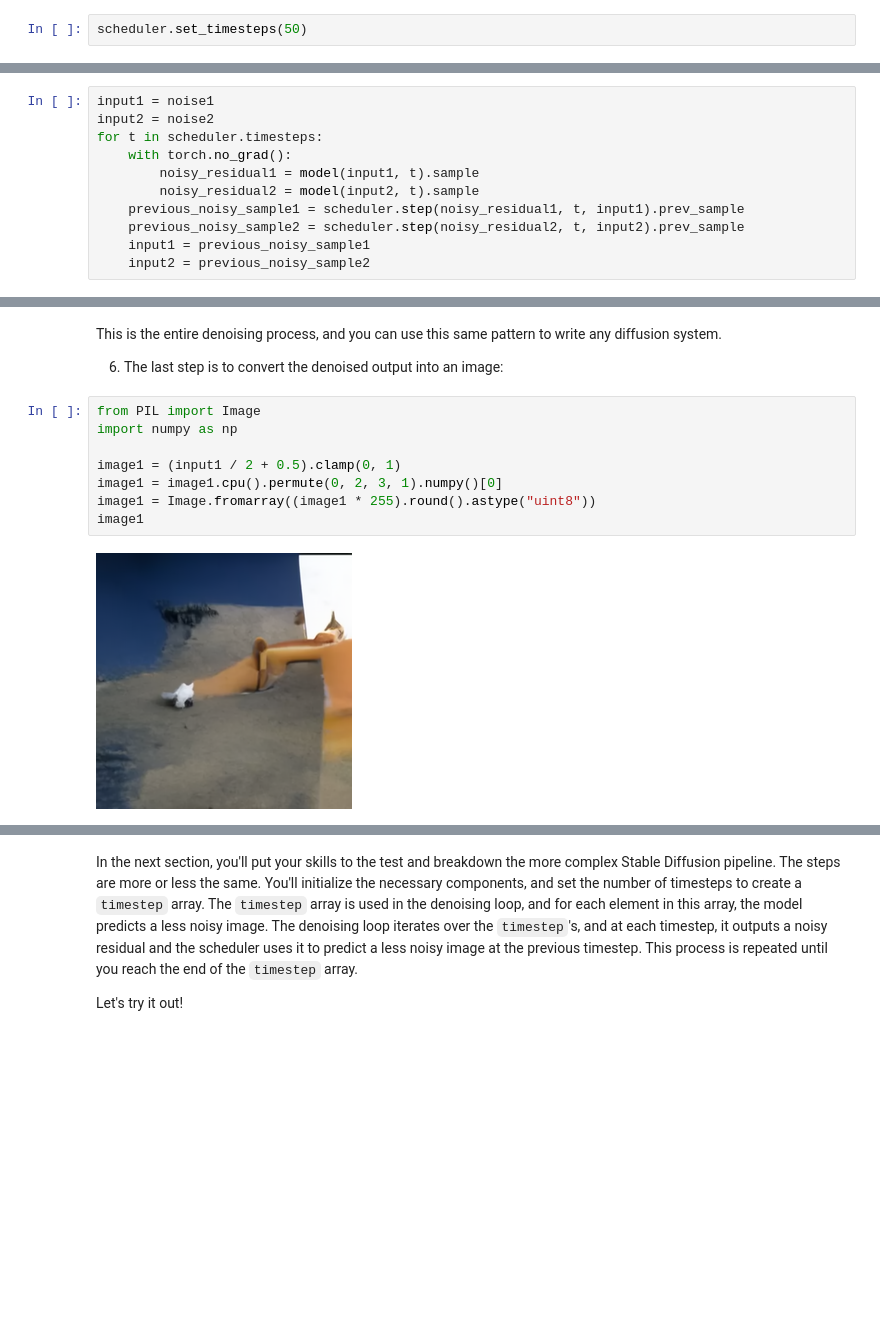
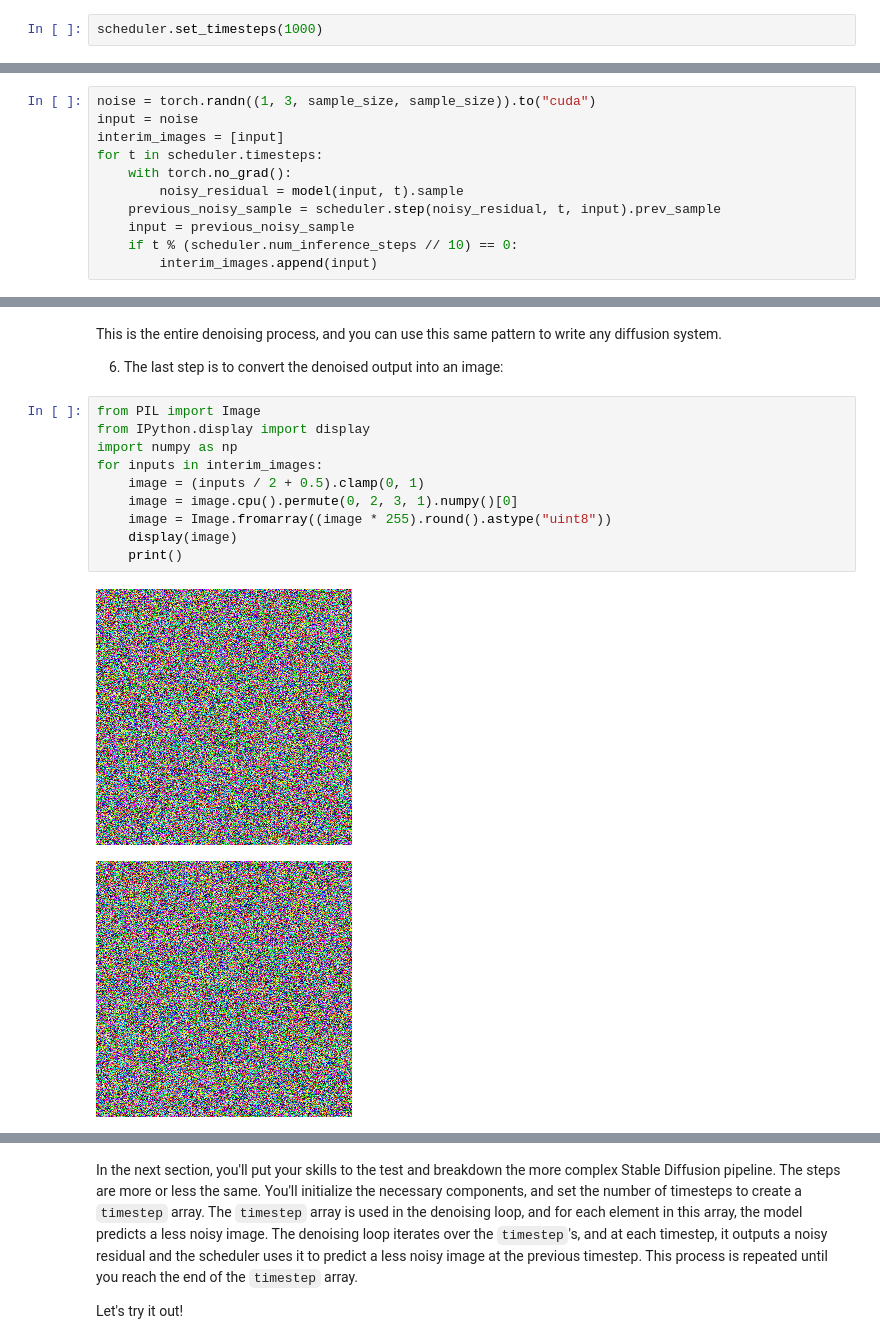
Before and after one commit to KharitonovDenis/kursach, a Jupyter notebook: diffusers_doc/en/pytorch/write_own_pipeline.ipynb, the cells around one changed output, grey strips where cells are left out. Drawn from its saved outputs; the diff is of its cells as text; blank space fills up the shorter version.

```diff
--- a/diffusers_doc/en/pytorch/write_own_pipeline.ipynb
+++ b/diffusers_doc/en/pytorch/write_own_pipeline.ipynb
@@ -65,7 +43,7 @@ DDPMScheduler {
 # %% [markdown]
 2. Set the number of timesteps to run the denoising process for:
 # %%
-scheduler.set_timesteps(50)
+scheduler.set_timesteps(1000)
 # %% [markdown]
 3. Setting the scheduler timesteps creates a tensor with evenly spaced elements in it, 50 in this example. Each element corresponds to a timestep at which the model denoises an image. When you create the denoising loop later, you'll iterate over this tensor to denoise an image:
 # %%
@@ -87,13 +98,13 @@ noise2 = rho * noise1 + np.sqrt(1 - rho**2) * torch.randn((1, 3, sample_size, sa
 # %% [markdown]
 5. Now write a loop to iterate over the timesteps. At each timestep, the model does a [UNet2DModel.forward()](https://huggingface.co/docs/diffusers/main/en/api/models/unet2d#diffusers.UNet2DModel.forward) pass and returns the noisy residual. The scheduler's [step()](https://huggingface.co/docs/diffusers/main/en/api/schedulers/ddpm#diffusers.DDPMScheduler.step) method takes the noisy residual, timestep, and input and it predicts the image at the previous timestep. This output becomes the next input to the model in the denoising loop, and it'll repeat until it reaches the end of the `timesteps` array.
-# %%
-input1 = noise1
-input2 = noise2
-for t in scheduler.timesteps:
-    with torch.no_grad():
-        noisy_residual1 = model(input1, t).sample
-        noisy_residual2 = model(input2, t).sample
-    previous_noisy_sample1 = scheduler.step(noisy_residual1, t, input1).prev_sample
-    previous_noisy_sample2 = scheduler.step(noisy_residual2, t, input2).prev_sample
-    input1 = previous_noisy_sample1
-    input2 = previous_noisy_sample2
+# %%
+noise = torch.randn((1, 3, sample_size, sample_size)).to("cuda")
+input = noise
+interim_images = [input]
+for t in scheduler.timesteps:
+    with torch.no_grad():
+        noisy_residual = model(input, t).sample
+    previous_noisy_sample = scheduler.step(noisy_residual, t, input).prev_sample
+    input = previous_noisy_sample
+    if t % (scheduler.num_inference_steps // 10) == 0:
+        interim_images.append(input)
@@ -103,11 +117,14 @@ This is the entire denoising process, and you can use this same pattern to write
 6. The last step is to convert the denoised output into an image:
 # %%
 from PIL import Image
+from IPython.display import display
 import numpy as np
-
-image1 = (input1 / 2 + 0.5).clamp(0, 1)
-image1 = image1.cpu().permute(0, 2, 3, 1).numpy()[0]
-image1 = Image.fromarray((image1 * 255).round().astype("uint8"))
-image1
+for inputs in interim_images:
+    image = (inputs / 2 + 0.5).clamp(0, 1)
+    image = image.cpu().permute(0, 2, 3, 1).numpy()[0]
+    image = Image.fromarray((image * 255).round().astype("uint8"))
+    display(image)
+    print()
 # %% [output]
-[figure, old version]
+[figure, new version]
+[figure, added]
```
Also changed, not shown: parts of 22 cells of this notebook.
